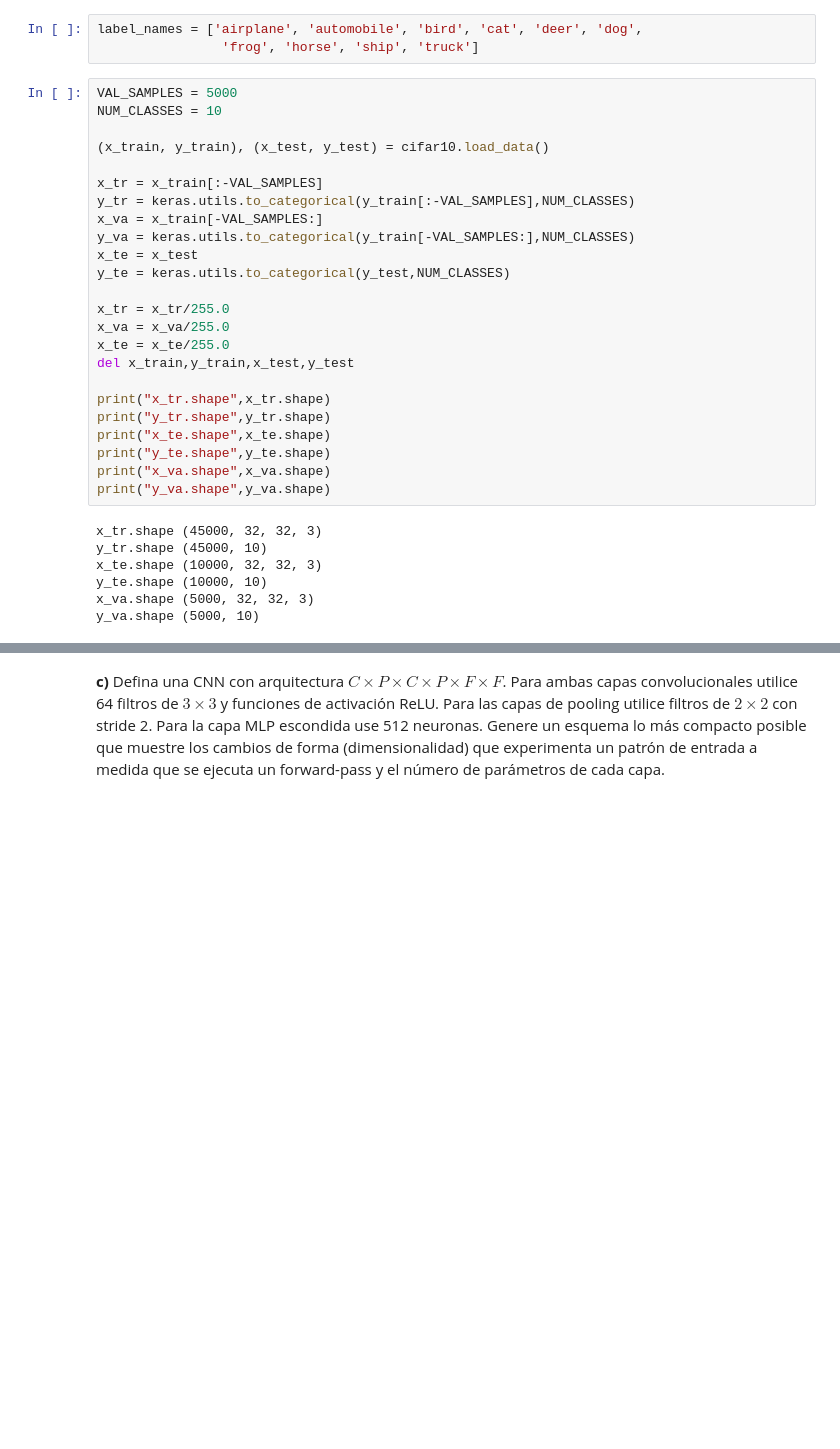
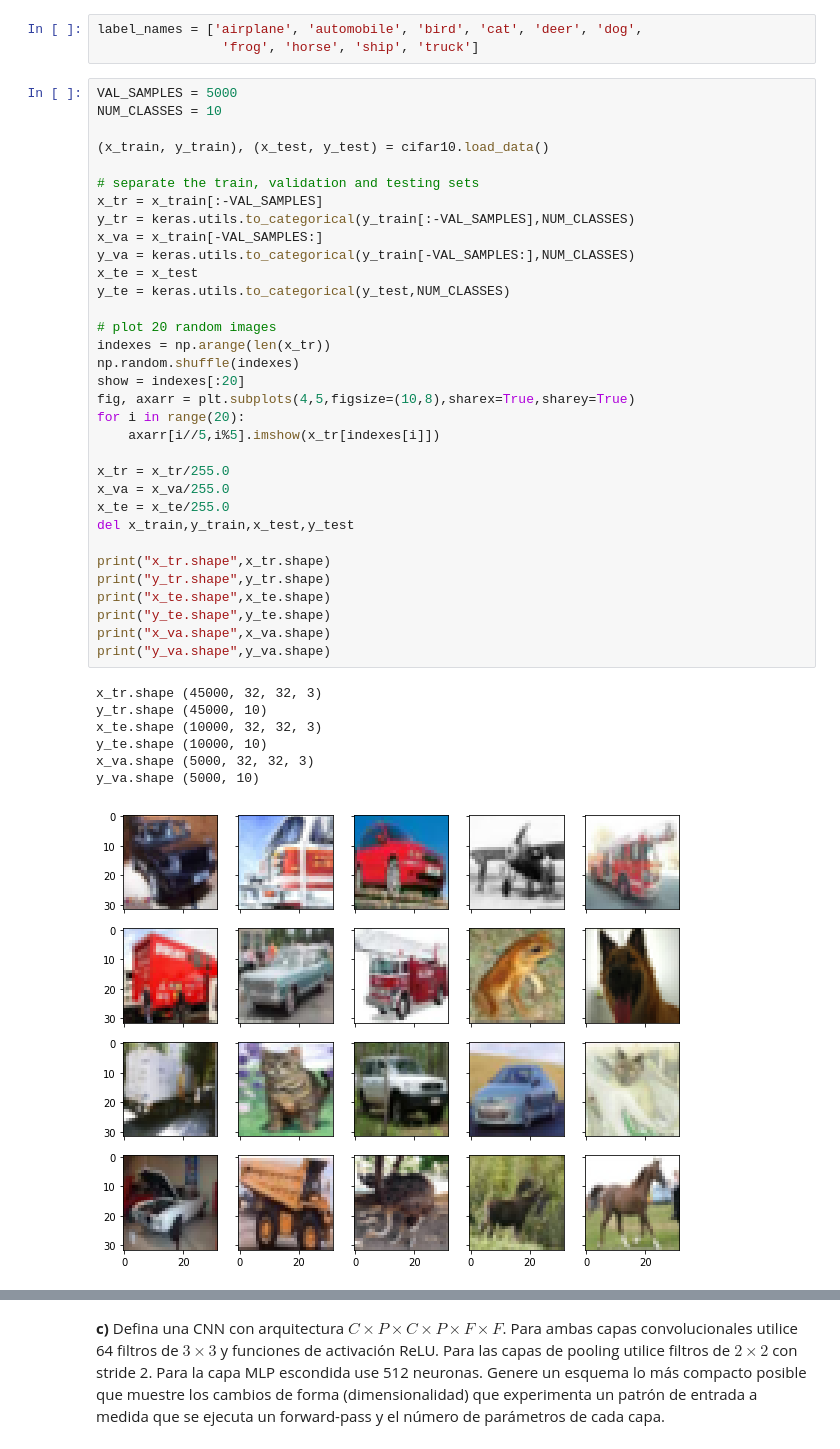
Before and after one commit to Autopawn/ann-tarea2, a Jupyter notebook: tarea2_parte1.ipynb, the cells around one changed output, grey strips where cells are left out. Drawn from its saved outputs; the diff is of its cells as text; blank space fills up the shorter version.

```diff
--- a/tarea2_parte1.ipynb
+++ b/tarea2_parte1.ipynb
@@ -52,30 +54,40 @@ label_names = ['airplane', 'automobile', 'bird', 'cat', 'deer', 'dog',
 VAL_SAMPLES = 5000
 NUM_CLASSES = 10
 
 (x_train, y_train), (x_test, y_test) = cifar10.load_data()
 
+# separate the train, validation and testing sets
 x_tr = x_train[:-VAL_SAMPLES]
 y_tr = keras.utils.to_categorical(y_train[:-VAL_SAMPLES],NUM_CLASSES)
 x_va = x_train[-VAL_SAMPLES:]
 y_va = keras.utils.to_categorical(y_train[-VAL_SAMPLES:],NUM_CLASSES)
 x_te = x_test
 y_te = keras.utils.to_categorical(y_test,NUM_CLASSES)
+
+# plot 20 random images
+indexes = np.arange(len(x_tr))
+np.random.shuffle(indexes)
+show = indexes[:20]
+fig, axarr = plt.subplots(4,5,figsize=(10,8),sharex=True,sharey=True)
+for i in range(20):
+    axarr[i//5,i%5].imshow(x_tr[indexes[i]])
 
 x_tr = x_tr/255.0
 x_va = x_va/255.0
 x_te = x_te/255.0
 del x_train,y_train,x_test,y_test
 
 print("x_tr.shape",x_tr.shape)
 print("y_tr.shape",y_tr.shape)
 print("x_te.shape",x_te.shape)
 print("y_te.shape",y_te.shape)
 print("x_va.shape",x_va.shape)
 print("y_va.shape",y_va.shape)
 # %% [output]
 x_tr.shape (45000, 32, 32, 3)
 y_tr.shape (45000, 10)
 x_te.shape (10000, 32, 32, 3)
 y_te.shape (10000, 10)
 x_va.shape (5000, 32, 32, 3)
 y_va.shape (5000, 10)
+[figure, added]
```
Also changed, not shown: parts of 22 cells of this notebook, 7 other files.
